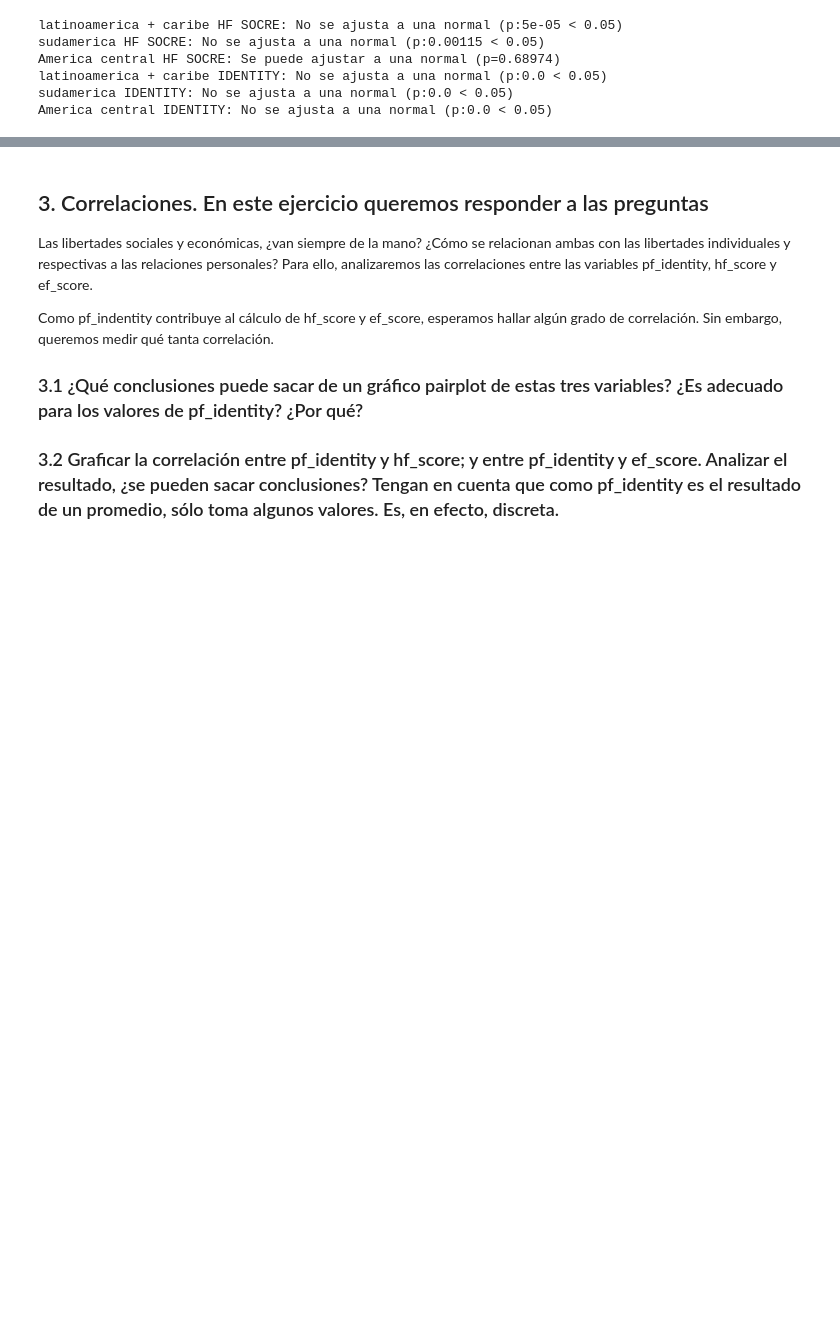
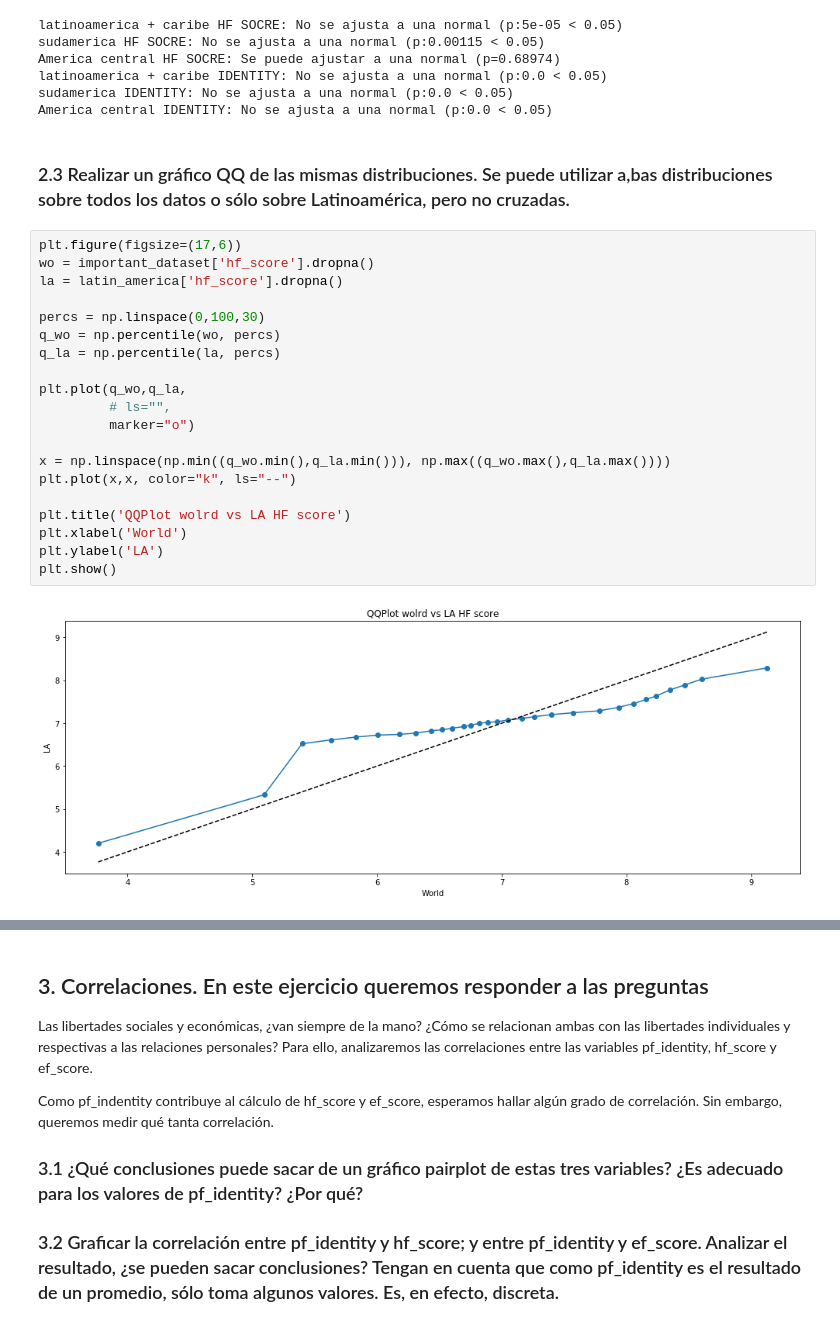
Before and after one commit to avdata99/diplo-datos-2019-practico-01, a Jupyter notebook: TP1 Visualizacion de datos.ipynb, the cells around one changed output, grey strips where cells are left out. Cells and saved outputs as stored; diff of their text form; blank space fills up the shorter version.

```diff
--- a/TP1 Visualizacion de datos.ipynb
+++ b/TP1 Visualizacion de datos.ipynb
@@ -348,3 +348,27 @@ America central HF SOCRE: Se puede ajustar a una normal (p=0.68974)
 latinoamerica + caribe IDENTITY: No se ajusta a una normal (p:0.0 < 0.05)
 sudamerica IDENTITY: No se ajusta a una normal (p:0.0 < 0.05)
 America central IDENTITY: No se ajusta a una normal (p:0.0 < 0.05)
+# %% [markdown]
+### 2.3 Realizar un gráfico QQ de las mismas distribuciones. Se puede utilizar a,bas distribuciones sobre todos los datos o sólo sobre Latinoamérica, pero no cruzadas.
+# %%
+plt.figure(figsize=(17,6))
+wo = important_dataset['hf_score'].dropna()
+la = latin_america['hf_score'].dropna()
+
+percs = np.linspace(0,100,30)
+q_wo = np.percentile(wo, percs)
+q_la = np.percentile(la, percs)
+
+plt.plot(q_wo,q_la,
+         # ls="",
+         marker="o")
+
+x = np.linspace(np.min((q_wo.min(),q_la.min())), np.max((q_wo.max(),q_la.max())))
+plt.plot(x,x, color="k", ls="--")
+
+plt.title('QQPlot wolrd vs LA HF score')
+plt.xlabel('World')
+plt.ylabel('LA')
+plt.show()
+# %% [output]
+[figure, added]
```
Also changed, not shown: parts of 6 cells of this notebook.
